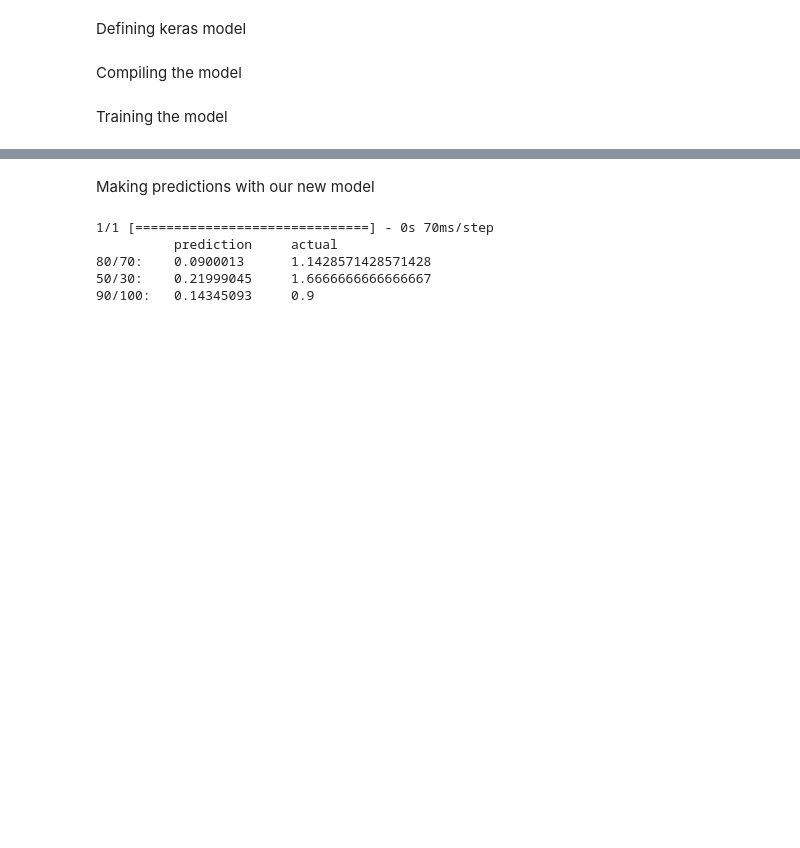
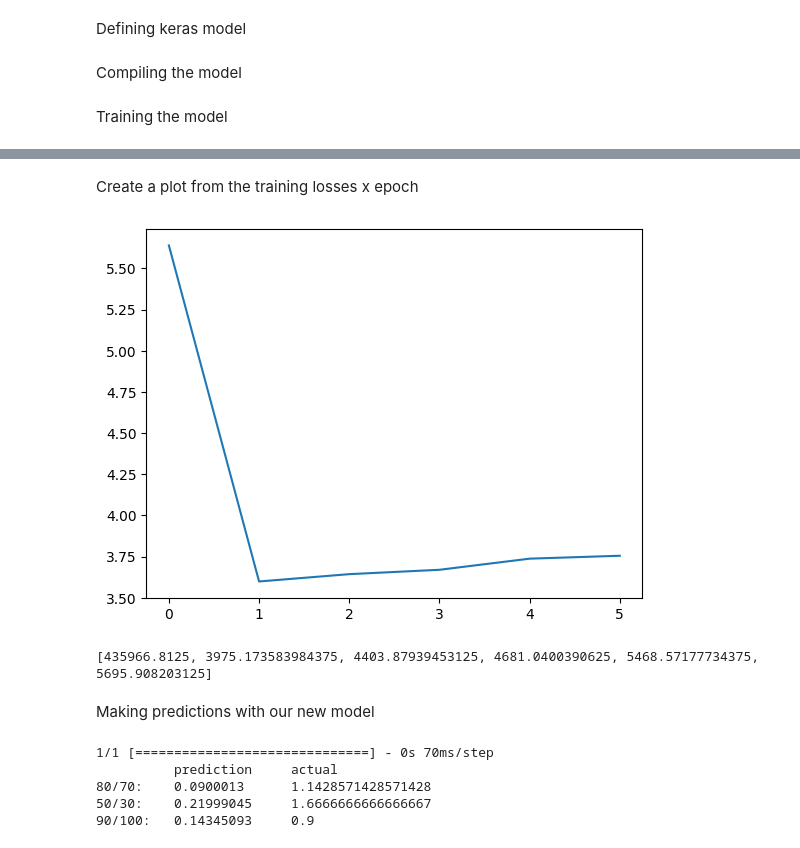
Before and after one commit to Martin1458/simplePythonAI, a Jupyter notebook: neuralNetwork/neural_network_div.ipynb, the cells around one changed output, grey strips where cells are left out. Cells and saved outputs as stored; diff of their text form; code cells hidden in the pictures; blank space fills up the shorter version.

Commit message:
added some optimization and the graphs to all NN

```diff
--- a/neuralNetwork/neural_network_div.ipynb
+++ b/neuralNetwork/neural_network_div.ipynb
@@ -32,6 +34,6 @@ model.compile(optimizer='adam', loss='mean_squared_error')
 # %% [markdown]
 Training the model
 # %%
-model.fit(input_list, output_list, epochs=6, batch_size=4)
+fitValues = model.fit(input_list, output_list, epochs=6, batch_size=4)
 # %% [output]
 Epoch 1/6
@@ -50,3 +51,20 @@ Epoch 6/6
+# %% [markdown]
+Create a plot from the training losses x epoch
+# %%
+import matplotlib.pyplot as plt
+import numpy as np
+import math
+
+y = [math.log(i, 10) for i in list(fitValues.history["loss"])]
+x = [i for i in range(len(list(y)))]
+
+fig, ax = plt.subplots()
+ax.plot(x, y)
+plt.show()
+print(fitValues.history["loss"])
+# %% [output]
+[figure, added]
+[435966.8125, 3975.173583984375, 4403.87939453125, 4681.0400390625, 5468.57177734375, 5695.908203125]
 # %% [markdown]
 Making predictions with our new model
 # %%
```
Also changed, not shown: parts of 4 cells of this notebook, 3 other files.
